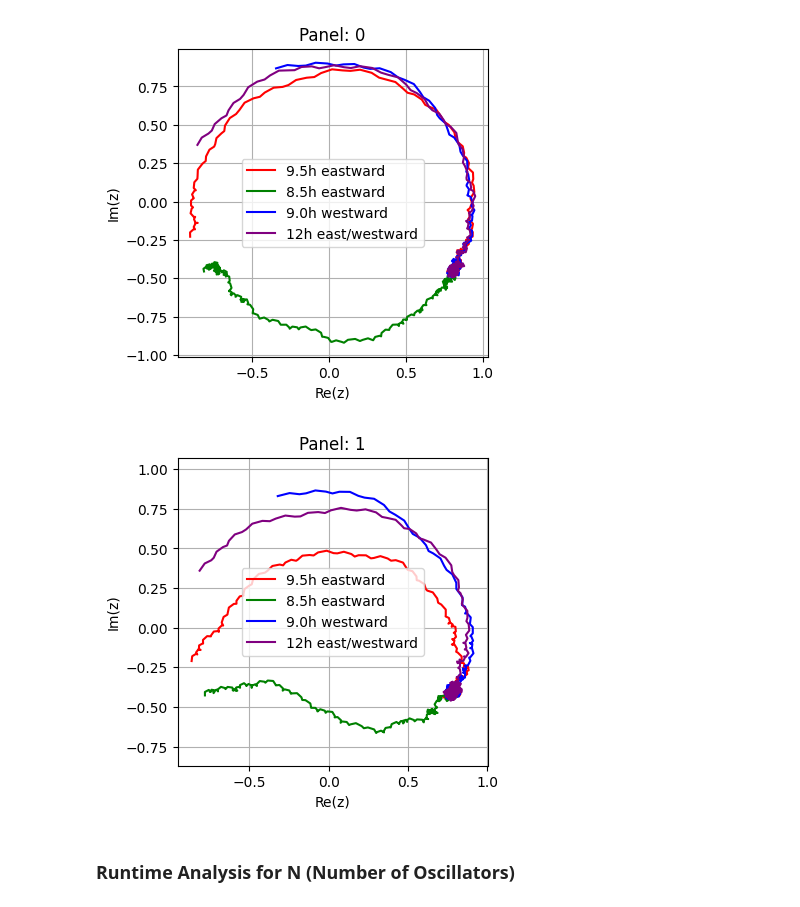
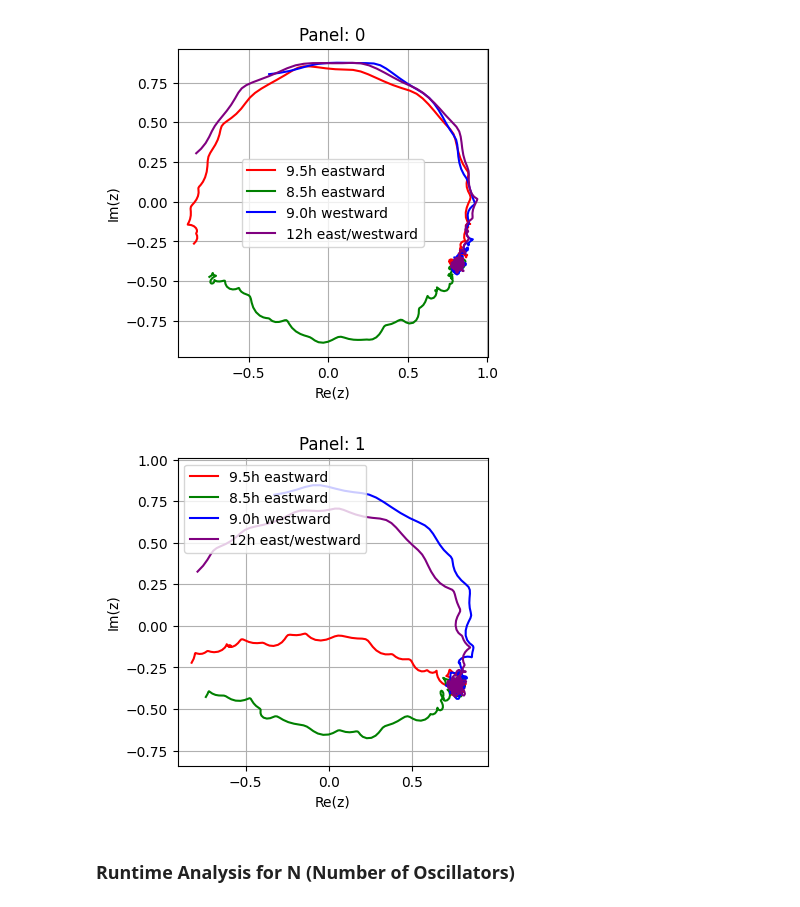
Before and after one commit to EricW358/GazzolaLabMLProject, a Jupyter notebook: Oscillatory-Neuron Simulation.ipynb, the cells around one changed output. Drawn from its saved outputs; the diff is of its cells as text; code cells hidden in the pictures.

```diff
--- a/Oscillatory-Neuron Simulation.ipynb
+++ b/Oscillatory-Neuron Simulation.ipynb
@@ -9,7 +9,7 @@ defaultclock.dt = 50*ms
 
 
 ### simulation code
-def run_sim(N, K, F, Delta, p1, p2, omega_0, tau, sigma, random_seed=214040893):
+def run_sim(N, K, F, Delta, p1, p2, omega_0, tau, sigma, duration, random_seed=214040893):
     seed(random_seed)
 
     eqs = '''
@@ -20,7 +20,7 @@ def run_sim(N, K, F, Delta, p1, p2, omega_0, tau, sigma, random_seed=214040893):
     '''
 
     oscillators = NeuronGroup(N, eqs, method='euler')
-    oscillators.Theta = 'rand()*2*pi/240'  # random initial phase
+    oscillators.Theta = p1  # same initial phase angle
     oscillators.p = p1
 
 
@@ -53,41 +53,41 @@ def run_sim(N, K, F, Delta, p1, p2, omega_0, tau, sigma, random_seed=214040893):
             z_values.append(z)
 
     net = Network(oscillators, connections, mon, compute_z, update_p)
-    net.run(20*second)
+    net.run(tau + duration)
 
     return z_values
 # %%
 initial_values = [[10.0, 3.5, 1.4], [4.5, 3.5, 1.4]]
 sigma = 2*pi/(24)*Hz
 Delta = sigma
 for count, arr in enumerate(initial_values):
     K = arr[0] * Delta      # Coupling strength
     F = arr[1] * Delta # Amplitude of external driving force
     Omega = arr[2] * Delta
     omega_0 = sigma - Omega
     initial_p2 = [9.5, 8.5, -9, -12]
     colors = ['red', 'green', 'blue', 'purple']  # Colors for each travel point
     labels = ['9.5h eastward', '8.5h eastward', '9.0h westward', '12h east/westward']
 
     tau = 2*second  # Time of travel
     plt.figure(figsize=(4, 4))
     for i, p2 in enumerate(initial_p2):
         real_p2 = p2 * (2 * pi) / 24
-        z_final = run_sim(100, K, F, Delta, 0, real_p2, omega_0, tau, sigma)
+        z_final = run_sim(100, K, F, Delta, 0, real_p2, omega_0, tau, sigma, 20*second)
         z_real = np.real(z_final)
         z_imag = np.imag(z_final)
         plt.plot(z_real, z_imag, label=labels[i], color=colors[i])
     # Labels and formatting
     plt.xlabel("Re(z)")
     plt.ylabel("Im(z)")
     plt.title(f"Panel: {count}")
     plt.legend()
     plt.axis("equal")
     plt.grid()
 plt.show()
 # %% [output]
-[figure, old version]
+[figure, new version]
-[figure, old version]
+[figure, new version]
 # %% [markdown]
 ### Runtime Analysis for N (Number of Oscillators)
 # %%
```
Also changed, not shown: parts of 3 cells of this notebook.
